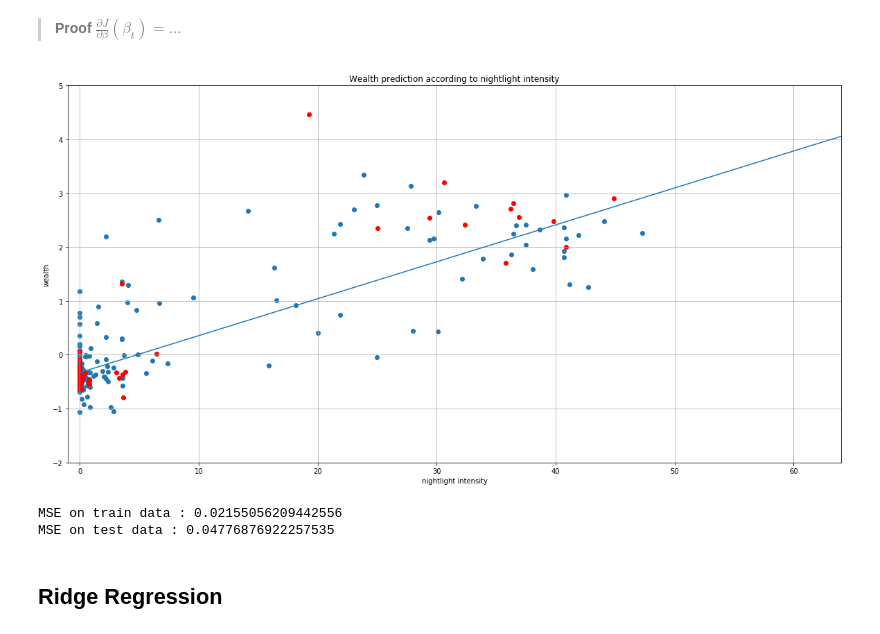
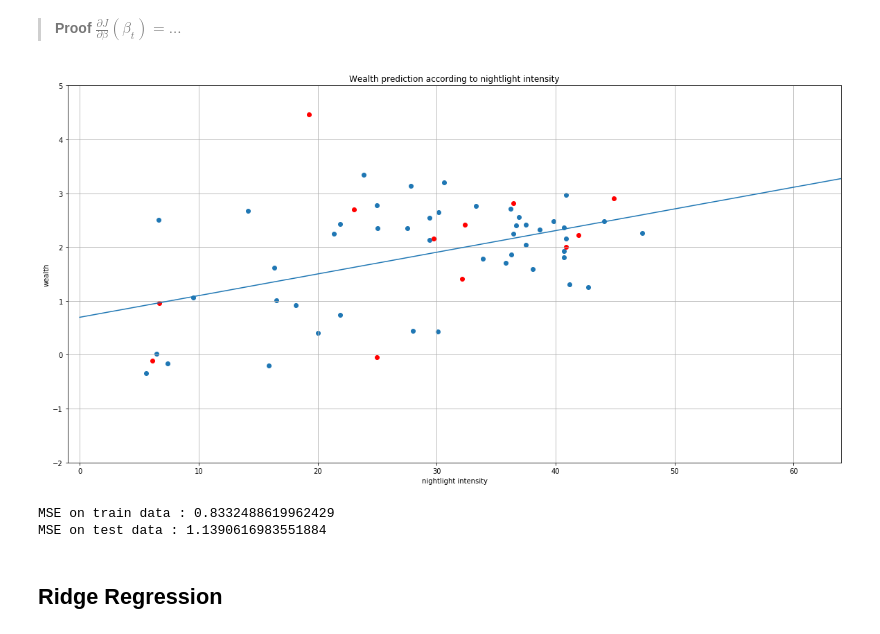
Before and after one commit to ridouaneg/Predict-poverty-from-space, a Jupyter notebook: regression_models.ipynb, the cells around one changed output. Drawn from its saved outputs; the diff is of its cells as text; code cells hidden in the pictures.

```diff
--- a/regression_models.ipynb
+++ b/regression_models.ipynb
@@ -18,6 +18,22 @@ X = np.resize(X, (X.shape[0], 1))
 y = np.resize(y, (y.shape[0], 1))
 
 X_train, X_test, y_train, y_test = train_test_split(X, y, test_size=0.20, random_state=42)
+# %%
+X_high, y_high, X_0, y_0 = [], [], [], []
+for i in range(X.shape[0]):
+    if X[i][0] < 5:
+        X_0.append(X[i])
+        y_0.append(y[i])
+    else:
+        X_high.append(X[i])
+        y_high.append(y[i])
+
+X_0 = np.resize(X_0, (len(X_0), 1))
+y_0 = np.resize(y_0, (len(y_0), 1))
+X_high = np.resize(X_high, (len(X_high), 1))
+y_high = np.resize(y_high, (len(y_high), 1))
+
+X_train, X_test, y_train, y_test = train_test_split(X_high, y_high, test_size=0.20, random_state=42)
 # %% [markdown]
 # Utils
 # %%
@@ -90,30 +106,38 @@ class LinearRegression:
         self.coeff = None
         self.train_MSE = None
 
-    def train(self, X_train, y_train):
+    def fit(self, X_train, y_train):
         intercept = np.ones((X_train.shape[0], 1))
         X = np.append(intercept, X_train, axis=1)
-        beta = scipy.linalg.solve(np.dot(X.T, X), np.dot(X.T, y_train))
+
+        beta = np.linalg.pinv(np.dot(X.T, X)).dot(np.dot(X.T, y_train))
+
+        #beta = np.linalg.inv(np.dot(X.T, X)).dot(np.dot(X.T, y_train))
+        #beta = scipy.linalg.solve(np.dot(X.T, X), np.dot(X.T, y_train))
+        #beta, _, _, _ = np.linalg.lstsq(np.dot(X.T, X), np.dot(X.T, y_train))
+
         self.coeff = beta
-        self.train_MSE = np.linalg.norm(y_train - self.predict(X_train)) / y_train.shape[0]
+        self.train_MSE = np.sqrt(np.linalg.norm(y_train - self.predict(X_train)) ** 2 / y_train.shape[0])
 
     def predict(self, X_test):
         intercept = np.ones((X_test.shape[0], 1))
         X = np.append(intercept, X_test, axis=1)
+
         y_test = np.dot(X, self.coeff)
+
         return y_test
 # %%
 estimator = LinearRegression()
-estimator.train(X_train, y_train)
+estimator.fit(X_train, y_train)
 
 plot_regression(estimator, X_train, y_train, X_test, y_test)
 
 print('MSE on train data :', estimator.train_MSE)
-print('MSE on test data :', np.linalg.norm(y_test - estimator.predict(X_test)) / y_test.shape[0])
+print('MSE on test data :', np.sqrt(np.linalg.norm(y_test - estimator.predict(X_test)) ** 2 / y_test.shape[0]))
 # %% [output]
-[figure, old version]
+[figure, new version]
-MSE on train data : 0.02155056209442556
-MSE on test data : 0.04776876922257535
+MSE on train data : 0.8332488619962429
+MSE on test data : 1.1390616983551884
 # %% [markdown]
 ## Ridge Regression
 # %% [markdown]
```
Also changed, not shown: parts of 29 cells of this notebook, 6 other files.
